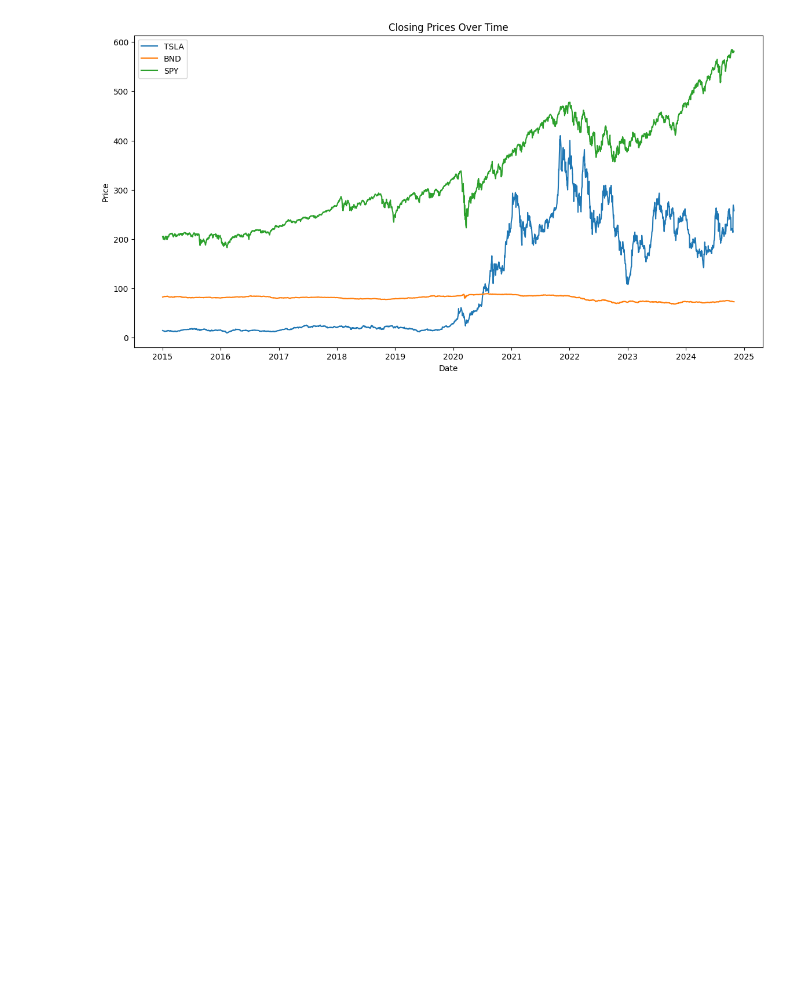
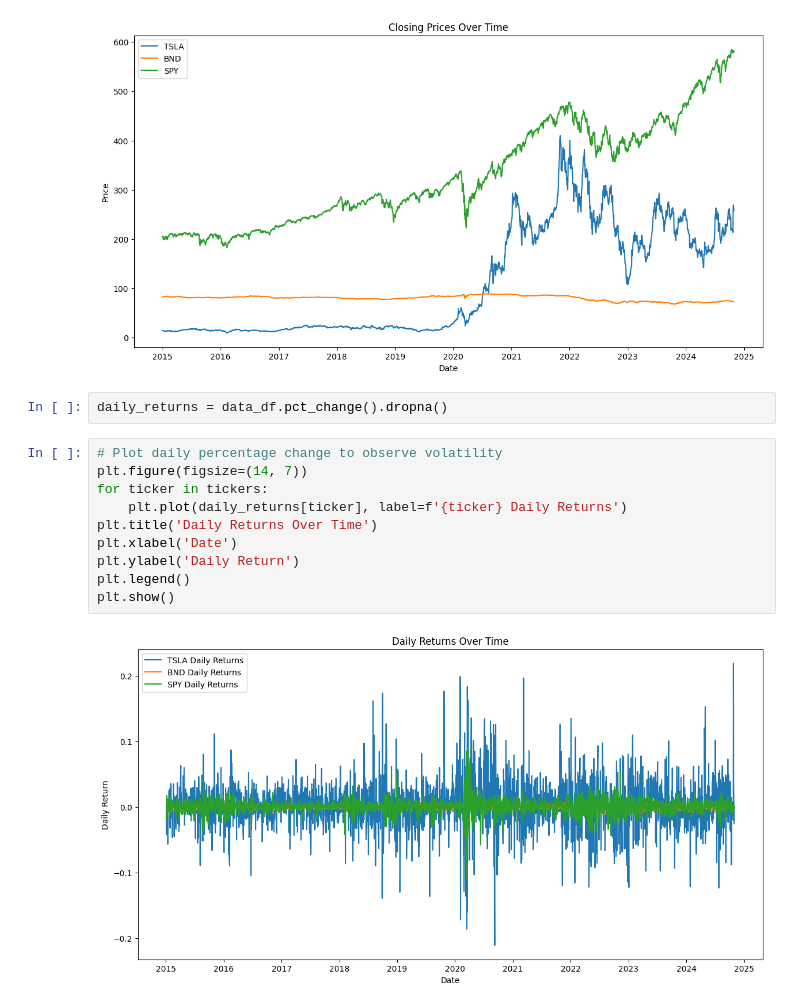
Before and after one commit to brook1167/GMF_Investments-Portfolio-Forecasting, a Jupyter notebook: notebooks/eda.ipynb, the cells around one changed output. Drawn from its saved outputs; the diff is of its cells as text; blank space fills up the shorter version.

Commit message:
plot daily returns over time

```diff
--- a/notebooks/eda.ipynb
+++ b/notebooks/eda.ipynb
@@ -95,3 +95,17 @@ plt.legend()
 plt.show()
 # %% [output]
 [figure]
+# %%
+daily_returns = data_df.pct_change().dropna()
+# %%
+# Plot daily percentage change to observe volatility
+plt.figure(figsize=(14, 7))
+for ticker in tickers:
+    plt.plot(daily_returns[ticker], label=f'{ticker} Daily Returns')
+plt.title('Daily Returns Over Time')
+plt.xlabel('Date')
+plt.ylabel('Daily Return')
+plt.legend()
+plt.show()
+# %% [output]
+[figure, added]
```
